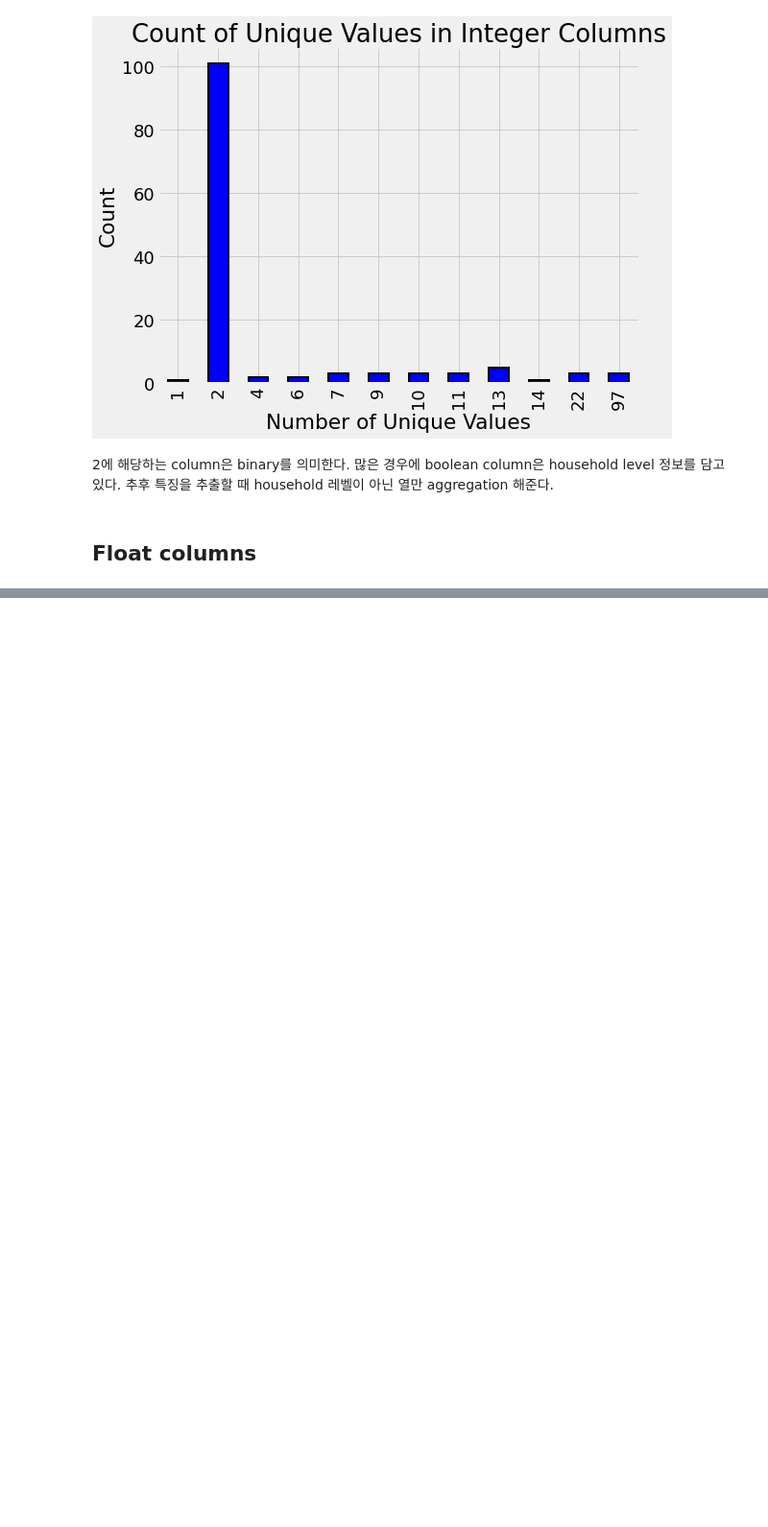
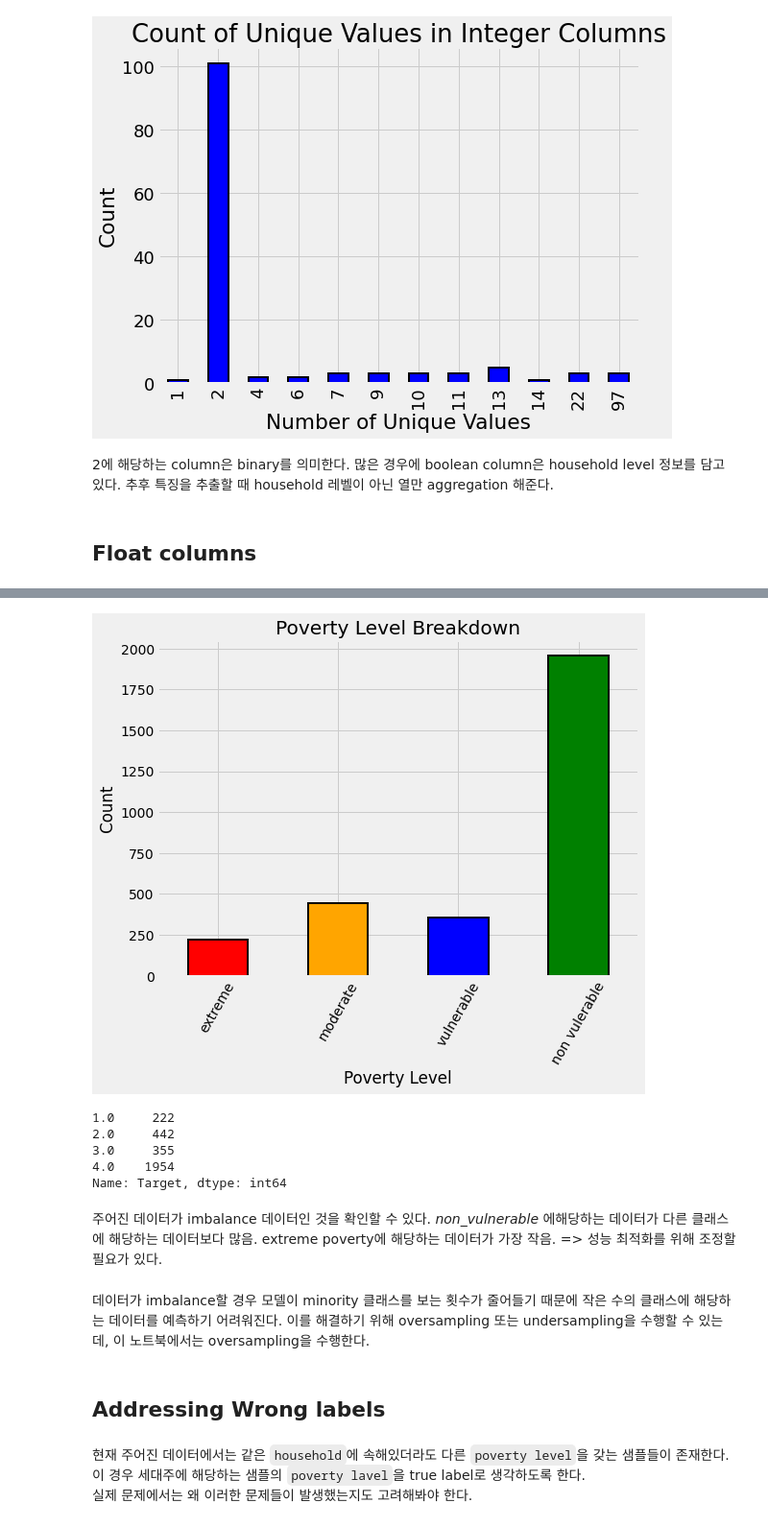
Before and after one commit to HyeonGeunY/costa-rican, a Jupyter notebook: notebooks/A_Complete_Introduction_and_Walkthrough.ipynb, the cells around one changed output, grey strips where cells are left out. Shown at 96% size. Drawn from its saved outputs; the diff is of its cells as text; code cells hidden in the pictures; blank space fills up the shorter version.

```diff
--- a/notebooks/A_Complete_Introduction_and_Walkthrough.ipynb
+++ b/notebooks/A_Complete_Introduction_and_Walkthrough.ipynb
@@ -82,0 +138,4 @@ kde_plot_by_target("float")
+# %%
+# Add null Target column to test
+test['Target'] = np.nan
+data = train.append(test, ignore_index = True)
@@ -82,0 +148,27 @@ kde_plot_by_target("float")
+# %%
+label_distribution_plot = ShowLabelDistribution()
+label_counts = label_distribution_plot(data)
+# %% [output]
+[figure, added]
+# %%
+label_counts
+# %% [output]
+1.0     222
+2.0     442
+3.0     355
+4.0    1954
+Name: Target, dtype: int64
+# %% [markdown]
+주어진 데이터가 imbalance 데이터인 것을 확인할 수 있다.
+_non_vulnerable_ 에해당하는 데이터가 다른 클래스에 해당하는 데이터보다 많음.
+extreme poverty에 해당하는 데이터가 가장 작음.
+=> 성능 최적화를 위해 조정할 필요가 있다.
+# %% [markdown]
+데이터가 imbalance할 경우 모델이 minority 클래스를 보는 횟수가 줄어들기 때문에 작은 수의 클래스에 해당하는 데이터를 예측하기 어려워진다.
+이를 해결하기 위해 oversampling 또는 undersampling을 수행할 수 있는데, 이 노트북에서는 oversampling을 수행한다.
+# %% [markdown]
+## Addressing Wrong labels
+# %% [markdown]
+현재 주어진 데이터에서는 같은 `household`에 속해있더라도 다른 `poverty level`을 갖는 샘플들이 존재한다.
+이 경우 세대주에 해당하는 샘플의 `poverty lavel`을  true label로 생각하도록 한다.
+실제 문제에서는 왜 이러한 문제들이 발생했는지도 고려해봐야 한다.
```
Also changed, not shown: parts of 62 cells of this notebook, 2 other files.
